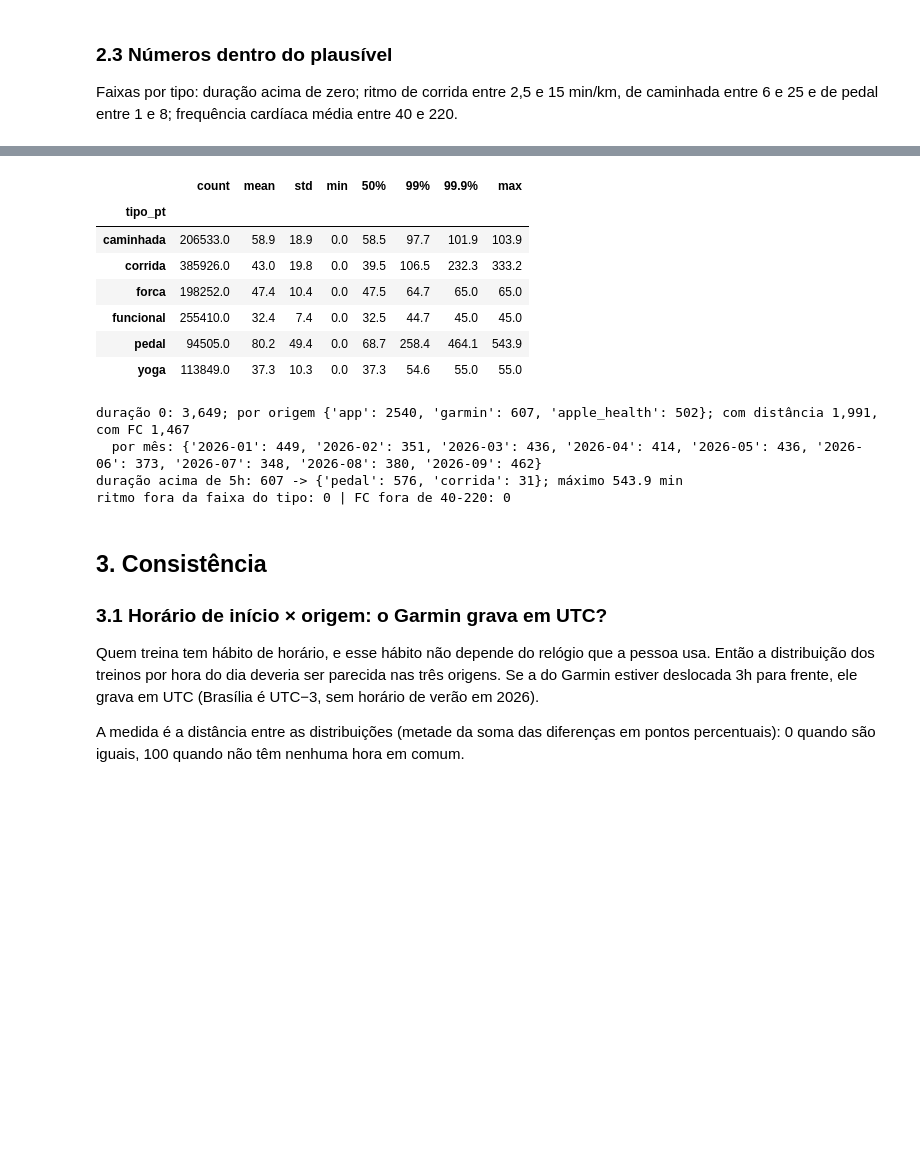
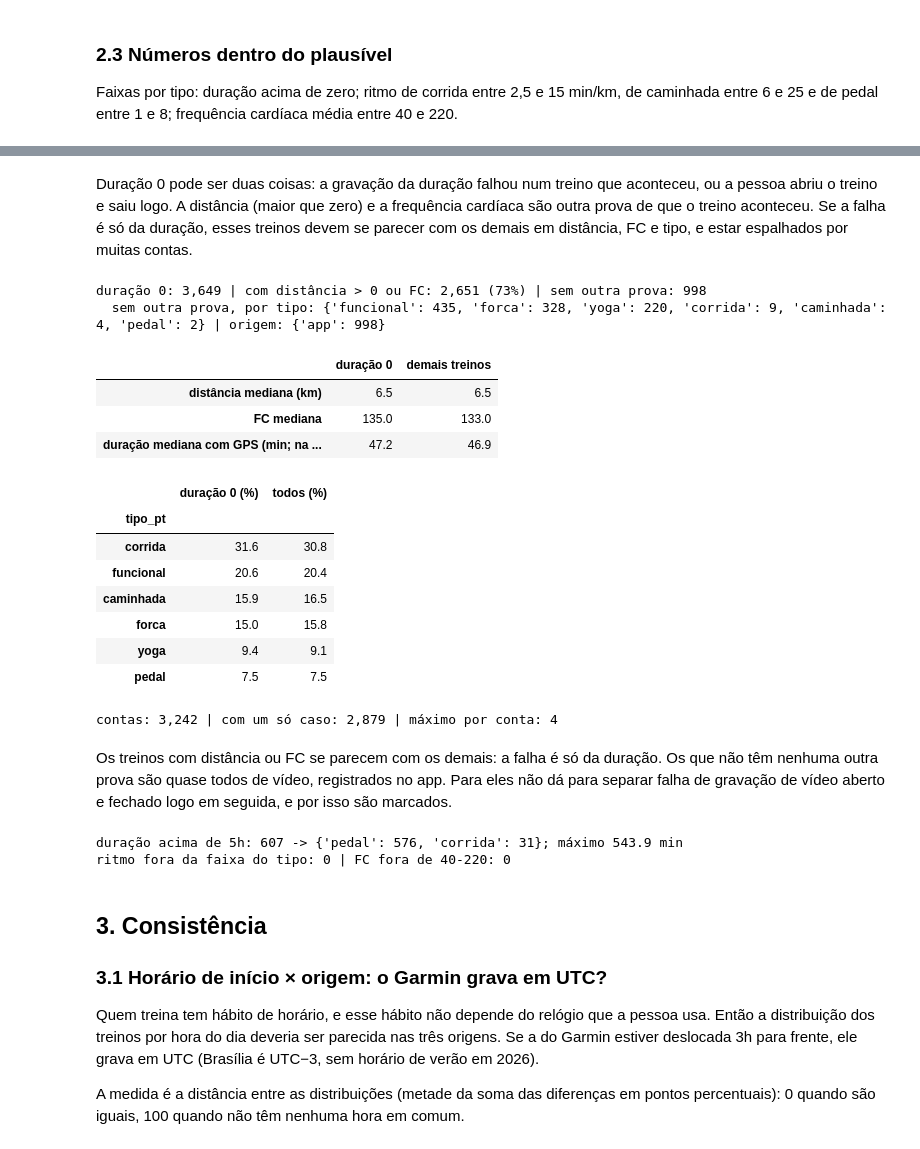
Before and after one commit to joaopedrokanamaru-ops/vitaliza-grupo-12, a Jupyter notebook: notebooks/04_qualidade_atividades.ipynb, the cells around one changed output, grey strips where cells are left out. Cells and saved outputs as stored; diff of their text form; code cells hidden in the pictures; blank space fills up the shorter version.

```diff
--- a/notebooks/04_qualidade_atividades.ipynb
+++ b/notebooks/04_qualidade_atividades.ipynb
@@ -304,16 +322,55 @@ entre 1 e 8; frequência cardíaca média entre 40 e 220.
+# %% [markdown]
+Duração 0 pode ser duas coisas: a gravação da duração falhou num treino que aconteceu, ou a pessoa abriu o treino e saiu
+logo. A distância (maior que zero) e a frequência cardíaca são outra prova de que o treino aconteceu. Se a falha é só da
+duração, esses treinos devem se parecer com os demais em distância, FC e tipo, e estar espalhados por muitas contas.
+# %%
+z = ativ[dur_zero]
+outra_prova = (z["distancia_km"] > 0) | z["fc_media"].notna()
+print(f"duração 0: {len(z):,} | com distância > 0 ou FC: {outra_prova.sum():,} ({100 * outra_prova.mean():.0f}%) | "
+      f"sem outra prova: {(~outra_prova).sum():,}")
+print("  sem outra prova, por tipo:", z.loc[~outra_prova, "tipo_pt"].value_counts().to_dict(),
+      "| origem:", z.loc[~outra_prova, "origem"].value_counts().to_dict())
+
+normais = ativ[ativ["duracao_min"] > 0]
+reconstruida = (z["distancia_km"] * z["ritmo_min_km"]).dropna()
+comparacao_zero = pd.DataFrame({
+    "duração 0": [z.loc[z["distancia_km"] > 0, "distancia_km"].median(), z["fc_media"].median(), reconstruida.median()],
+    "demais treinos": [normais["distancia_km"].median(), normais["fc_media"].median(),
+                       normais.loc[normais["ritmo_min_km"].notna(), "duracao_min"].median()],
+}, index=["distância mediana (km)", "FC mediana", "duração mediana com GPS (min; na duração 0, distância × ritmo)"])
+display(comparacao_zero.round(1))
+display(pd.DataFrame({"duração 0 (%)": (100 * z["tipo_pt"].value_counts(normalize=True)).round(1),
+                      "todos (%)": (100 * ativ["tipo_pt"].value_counts(normalize=True)).round(1)}))
+por_conta = z["user_id"].value_counts()
+print(f"contas: {len(por_conta):,} | com um só caso: {(por_conta == 1).sum():,} | máximo por conta: {por_conta.max()}")
+# %% [output]
+duração 0: 3,649 | com distância > 0 ou FC: 2,651 (73%) | sem outra prova: 998
+  sem outra prova, por tipo: {'funcional': 435, 'forca': 328, 'yoga': 220, 'corrida': 9, 'caminhada': 4, 'pedal': 2} | origem: {'app': 998}
+|  | duração 0 | demais treinos |
+| distância mediana (km) | 6.5 | 6.5 |
+| FC mediana | 135.0 | 133.0 |
+| duração mediana com GPS (min; na ... | 47.2 | 46.9 |
+|  | duração 0 (%) | todos (%) |
+| tipo_pt |  |  |
+| corrida | 31.6 | 30.8 |
+| funcional | 20.6 | 20.4 |
+| caminhada | 15.9 | 16.5 |
+| forca | 15.0 | 15.8 |
+| yoga | 9.4 | 9.1 |
+| pedal | 7.5 | 7.5 |
+contas: 3,242 | com um só caso: 2,879 | máximo por conta: 4
+# %% [markdown]
+Os treinos com distância ou FC se parecem com os demais: a falha é só da duração. Os que não têm nenhuma outra prova são
+quase todos de vídeo, registrados no app. Para eles não dá para separar falha de gravação de vídeo aberto e fechado logo
+em seguida, e por isso são marcados.
 # %%
-display(ativ.groupby("tipo_pt")["duracao_min"].describe(percentiles=[.5, .99, .999]).round(1))
-
-dur_zero = ativ["duracao_min"] == 0
-print(f"duração 0: {dur_zero.sum():,}; por origem {ativ.loc[dur_zero, 'origem'].value_counts().to_dict()}; "
-      f"com distância {ativ.loc[dur_zero, 'distancia_km'].notna().sum():,}, com FC {ativ.loc[dur_zero, 'fc_media'].notna().sum():,}")
-print("  por mês:", ativ.loc[dur_zero, "mes_br"].value_counts().sort_index().to_dict())
 achado("Validade", "treino com duração 0",
-       f"{dur_zero.sum():,} linhas, espalhadas por todos os meses, tipos e origens; "
-       f"{ativ.loc[dur_zero, 'distancia_km'].notna().sum():,} têm distância",
+       f"{dur_zero.sum():,} linhas, espalhadas por todos os meses, tipos, origens e {len(por_conta):,} contas; "
+       f"{outra_prova.sum():,} têm distância ou FC e se parecem com os demais treinos; {(~outra_prova).sum():,} "
+       "(quase todos de vídeo, do app) não têm outra prova",
        dur_zero.sum(),
-       "Contar o treino, mas tratar a duração como ausente (fora de somas e médias de minutos). "
-       "Para treino ao ar livre com distância e ritmo, dá para recalcular: duração = distância × ritmo")
+       "Contar o treino e tratar a duração como ausente (fora de somas e médias de minutos). Marcar os que não têm "
+       "distância nem FC, para rodar o modelo com e sem eles")
 
 longo = ativ["duracao_min"] > 300
 print(f"duração acima de 5h: {longo.sum():,} -> {ativ.loc[longo, 'tipo_pt'].value_counts().to_dict()}; "
@@ -332,16 +389,6 @@ print(f"ritmo fora da faixa do tipo: {ritmo_fora.sum():,} | FC fora de 40-220: {
 achado("Validade", "ritmo fora da faixa do tipo", f"{ritmo_fora.sum():,} linhas", ritmo_fora.sum(), "Nenhum")
 achado("Validade", "frequência cardíaca fora de 40-220", f"{fc_fora.sum():,} linhas", fc_fora.sum(), "Nenhum")
 # %% [output]
-|  | count | mean | std | min | 50% | 99% | 99.9% | max |
-| tipo_pt |  |  |  |  |  |  |  |  |
-| caminhada | 206533.0 | 58.9 | 18.9 | 0.0 | 58.5 | 97.7 | 101.9 | 103.9 |
-| corrida | 385926.0 | 43.0 | 19.8 | 0.0 | 39.5 | 106.5 | 232.3 | 333.2 |
-| forca | 198252.0 | 47.4 | 10.4 | 0.0 | 47.5 | 64.7 | 65.0 | 65.0 |
-| funcional | 255410.0 | 32.4 | 7.4 | 0.0 | 32.5 | 44.7 | 45.0 | 45.0 |
-| pedal | 94505.0 | 80.2 | 49.4 | 0.0 | 68.7 | 258.4 | 464.1 | 543.9 |
-| yoga | 113849.0 | 37.3 | 10.3 | 0.0 | 37.3 | 54.6 | 55.0 | 55.0 |
-duração 0: 3,649; por origem {'app': 2540, 'garmin': 607, 'apple_health': 502}; com distância 1,991, com FC 1,467
-  por mês: {'2026-01': 449, '2026-02': 351, '2026-03': 436, '2026-04': 414, '2026-05': 436, '2026-06': 373, '2026-07': 348, '2026-08': 380, '2026-09': 462}
 duração acima de 5h: 607 -> {'pedal': 576, 'corrida': 31}; máximo 543.9 min
 ritmo fora da faixa do tipo: 0 | FC fora de 40-220: 0
 # %% [markdown]
```
Also changed, not shown: parts of 1 cell of this notebook, 2 other files.
